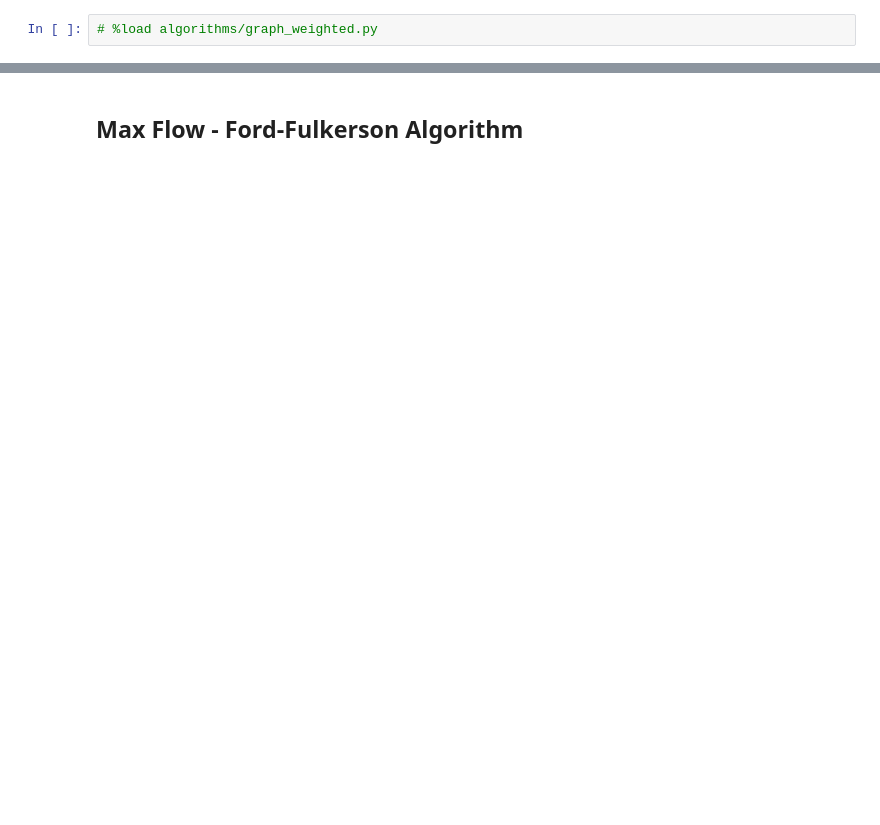
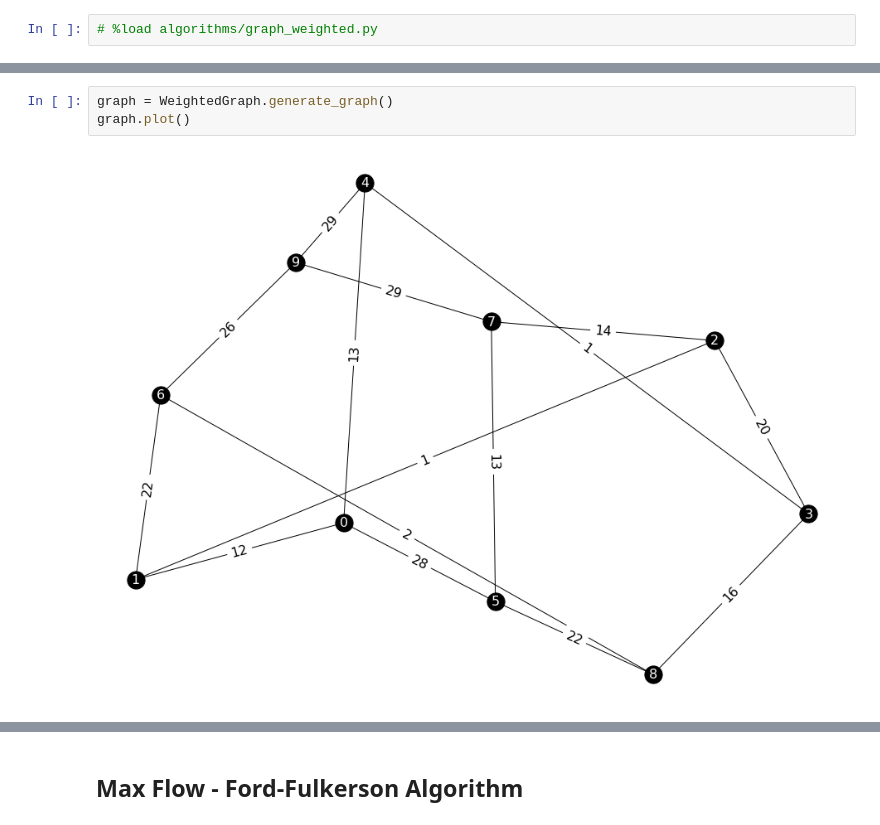
Before and after one commit to kaihirota/Problem-Solving, a Jupyter notebook: Algorithms.ipynb, the cells around one changed output, grey strips where cells are left out. Cells and saved outputs as stored; diff of their text form; blank space fills up the shorter version.

```diff
--- a/Algorithms.ipynb
+++ b/Algorithms.ipynb
@@ -691,0 +1268,5 @@ https://peades.com/sketchbook/mst/mst.html
+# %%
+graph = WeightedGraph.generate_graph()
+graph.plot()
+# %% [output]
+[figure, added]
```
Also changed, not shown: parts of 56 cells of this notebook, 5 other files.
